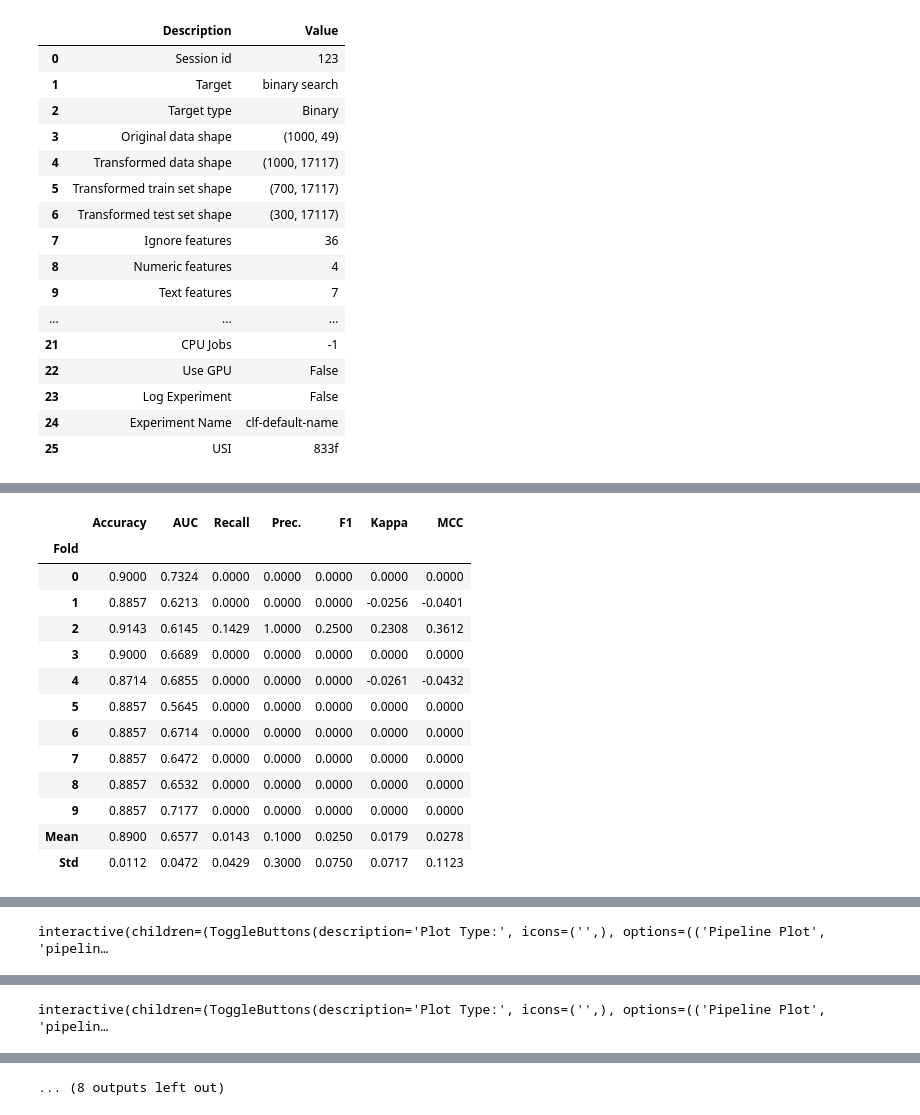
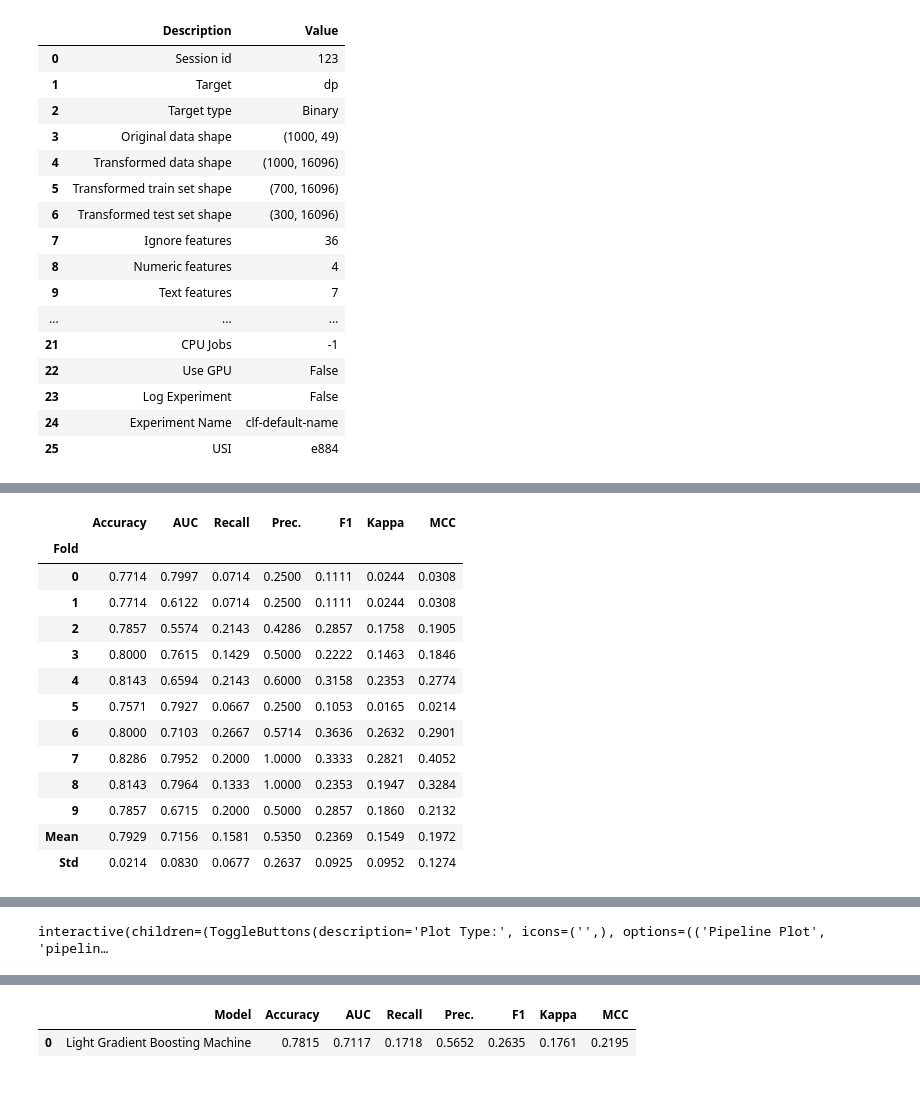
Before and after one commit to mysh212/algorithm-predictor, a Jupyter notebook: lib/pycaret_baseline.ipynb, the cells around one changed output, grey strips where cells are left out. Saved outputs shown, nothing was run; the diff lists cells and outputs as text; code cells hidden in the pictures; blank space fills up the shorter version.

```diff
--- a/lib/pycaret_baseline.ipynb
+++ b/lib/pycaret_baseline.ipynb
@@ -6,6 +6,6 @@ import ast
 from pycaret.classification import *
 from sklearn.preprocessing import MultiLabelBinarizer
 # %%
-data = pd.read_csv('../data/result.csv')
+data = pd.read_csv('../data/train_data.csv')
 print(data.iloc[0])
 # %% [output]
@@ -59,10 +63,14 @@ sample-output    \nRRHRRH\nNO\nHRRHRH\nNO\nNO\nRHRH\nRRHH\nRH\n...
 Name: 0, dtype: object
 # %%
-mlb = MultiLabelBinarizer()
-tags_binarized = mlb.fit_transform(data['tags'])
-tags_df = pd.DataFrame(tags_binarized, columns=mlb.classes_)
-data = pd.concat([data, tags_df], axis=1)
-data.drop(columns='tags', inplace=True)
+def tag_labeling(df):
+    mlb = MultiLabelBinarizer()
+    tags_binarized = mlb.fit_transform(df['tags'])
+    tags_df = pd.DataFrame(tags_binarized, columns=mlb.classes_)
+    df = pd.concat([df, tags_df], axis=1)
+    df.drop(columns='tags', inplace=True)
+    return tags_df, df
+
+tags_df, data = tag_labeling(data)
 # %%
 print(data.iloc[0])
 # %% [output]
@@ -85,52 +93,54 @@ two pointers                                                                 0
 Name: 0, dtype: object
 # %%
 sub_data = data.iloc[:1000]
+#sub_data = data
 #for tag in tags_df.columns:
-for tag in ['binary search', 'dp', 'math', 'shortest paths']:
+#for tag in ['binary search', 'dp', 'math', 'shortest paths']:
+for tag in ['dp']:
     ignored_features = list(tags_df.columns.difference([tag]))
     exp = setup(data=sub_data,
                 target=tag,
-                text_features=text_columns + text_list_columns,
+                text_features=['title', 'Input', 'Output', 'Note', 'Statement', 'sample-input', 'sample-output'],
                 ignore_features=ignored_features,
                 #fix_imbalance=True,
                 session_id=123,
                 )
     #model = compare_models()
     model = create_model('lightgbm')
     #final_model = finalize_model(model)
     evaluate_model(model)
 # %% [output]
 |  | Description | Value |
 | 0 | Session id | 123 |
-| 1 | Target | binary search |
+| 1 | Target | dp |
 | 2 | Target type | Binary |
 | 3 | Original data shape | (1000, 49) |
-| 4 | Transformed data shape | (1000, 17117) |
-| 5 | Transformed train set shape | (700, 17117) |
-| 6 | Transformed test set shape | (300, 17117) |
+| 4 | Transformed data shape | (1000, 16096) |
+| 5 | Transformed train set shape | (700, 16096) |
+| 6 | Transformed test set shape | (300, 16096) |
 | 7 | Ignore features | 36 |
 | 8 | Numeric features | 4 |
 | 9 | Text features | 7 |
 | ... | ... | ... |
 | 21 | CPU Jobs | -1 |
 | 22 | Use GPU | False |
 | 23 | Log Experiment | False |
 | 24 | Experiment Name | clf-default-name |
-| 25 | USI | 833f |
+| 25 | USI | e884 |
 [interactive output not drawn]
 |  | Accuracy | AUC | Recall | Prec. | F1 | Kappa | MCC |
 | Fold |  |  |  |  |  |  |  |
-| 0 | 0.9000 | 0.7324 | 0.0000 | 0.0000 | 0.0000 | 0.0000 | 0.0000 |
-| 1 | 0.8857 | 0.6213 | 0.0000 | 0.0000 | 0.0000 | -0.0256 | -0.0401 |
-| 2 | 0.9143 | 0.6145 | 0.1429 | 1.0000 | 0.2500 | 0.2308 | 0.3612 |
-| 3 | 0.9000 | 0.6689 | 0.0000 | 0.0000 | 0.0000 | 0.0000 | 0.0000 |
-| 4 | 0.8714 | 0.6855 | 0.0000 | 0.0000 | 0.0000 | -0.0261 | -0.0432 |
-| 5 | 0.8857 | 0.5645 | 0.0000 | 0.0000 | 0.0000 | 0.0000 | 0.0000 |
-| 6 | 0.8857 | 0.6714 | 0.0000 | 0.0000 | 0.0000 | 0.0000 | 0.0000 |
-| 7 | 0.8857 | 0.6472 | 0.0000 | 0.0000 | 0.0000 | 0.0000 | 0.0000 |
-| 8 | 0.8857 | 0.6532 | 0.0000 | 0.0000 | 0.0000 | 0.0000 | 0.0000 |
-| 9 | 0.8857 | 0.7177 | 0.0000 | 0.0000 | 0.0000 | 0.0000 | 0.0000 |
-| Mean | 0.8900 | 0.6577 | 0.0143 | 0.1000 | 0.0250 | 0.0179 | 0.0278 |
-| Std | 0.0112 | 0.0472 | 0.0429 | 0.3000 | 0.0750 | 0.0717 | 0.1123 |
+| 0 | 0.7714 | 0.7997 | 0.0714 | 0.2500 | 0.1111 | 0.0244 | 0.0308 |
+| 1 | 0.7714 | 0.6122 | 0.0714 | 0.2500 | 0.1111 | 0.0244 | 0.0308 |
+| 2 | 0.7857 | 0.5574 | 0.2143 | 0.4286 | 0.2857 | 0.1758 | 0.1905 |
+| 3 | 0.8000 | 0.7615 | 0.1429 | 0.5000 | 0.2222 | 0.1463 | 0.1846 |
+| 4 | 0.8143 | 0.6594 | 0.2143 | 0.6000 | 0.3158 | 0.2353 | 0.2774 |
+| 5 | 0.7571 | 0.7927 | 0.0667 | 0.2500 | 0.1053 | 0.0165 | 0.0214 |
+| 6 | 0.8000 | 0.7103 | 0.2667 | 0.5714 | 0.3636 | 0.2632 | 0.2901 |
+| 7 | 0.8286 | 0.7952 | 0.2000 | 1.0000 | 0.3333 | 0.2821 | 0.4052 |
+| 8 | 0.8143 | 0.7964 | 0.1333 | 1.0000 | 0.2353 | 0.1947 | 0.3284 |
+| 9 | 0.7857 | 0.6715 | 0.2000 | 0.5000 | 0.2857 | 0.1860 | 0.2132 |
+| Mean | 0.7929 | 0.7156 | 0.1581 | 0.5350 | 0.2369 | 0.1549 | 0.1972 |
+| Std | 0.0214 | 0.0830 | 0.0677 | 0.2637 | 0.0925 | 0.0952 | 0.1274 |
 [interactive output not drawn]
 interactive(children=(ToggleButtons(description='Plot Type:', icons=('',), options=(('Pipeline Plot', 'pipelin…
@@ -170 +146,0 @@ interactive(children=(ToggleButtons(description='Plot Type:', icons=('',), optio
-interactive(children=(ToggleButtons(description='Plot Type:', icons=('',), options=(('Pipeline Plot', 'pipelin…
@@ -189 +146,0 @@ interactive(children=(ToggleButtons(description='Plot Type:', icons=('',), optio
-... (8 outputs left out)
@@ -189,0 +151,5 @@ interactive(children=(ToggleButtons(description='Plot Type:', icons=('',), optio
+# %%
+predictions = predict_model(model, data=test)
+# %% [output]
+|  | Model | Accuracy | AUC | Recall | Prec. | F1 | Kappa | MCC |
+| 0 | Light Gradient Boosting Machine | 0.7815 | 0.7117 | 0.1718 | 0.5652 | 0.2635 | 0.1761 | 0.2195 |
```
Also changed, not shown: parts of 7 cells of this notebook.
